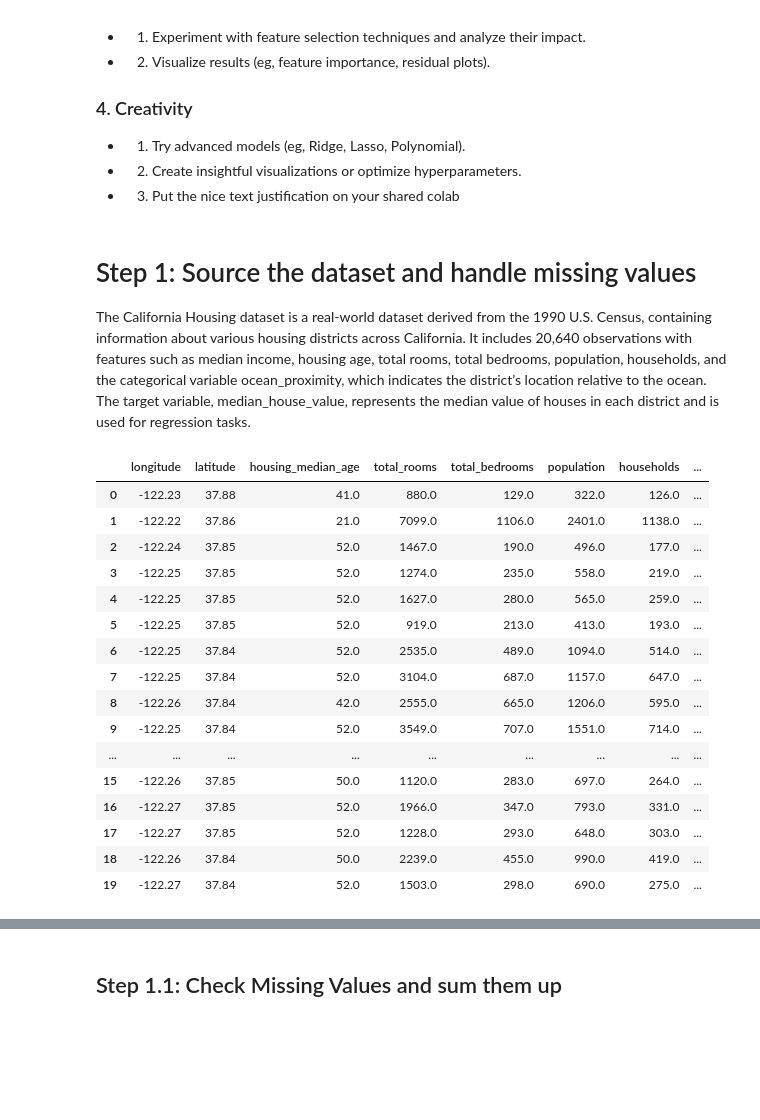
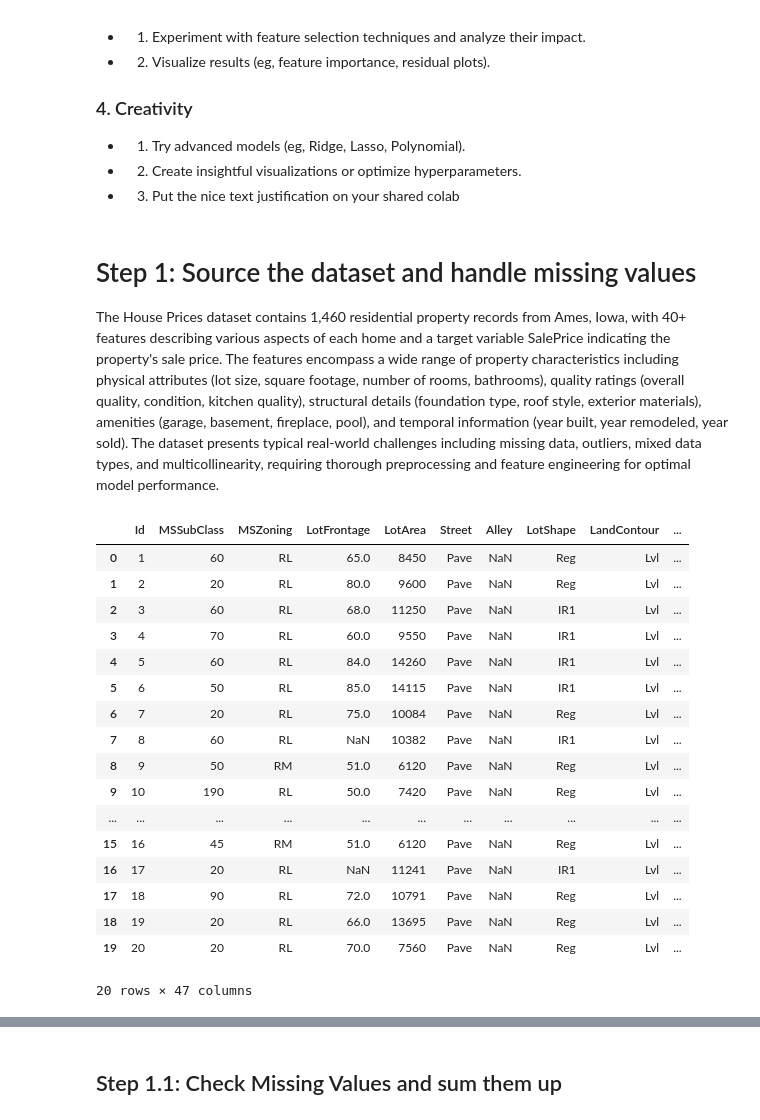
Before and after one commit to AnushkaSDBI/Chapter_2_GroupExercise2_Regression_Analysis, a Jupyter notebook: Jupyter Notebook/Chapter_2_Group_Exercise_2_Regression_Analysis_and_Feature_Selection.ipynb, the cells around one changed output, grey strips where cells are left out. Drawn from its saved outputs; the diff is of its cells as text; code cells hidden in the pictures; blank space fills up the shorter version.

Commit message:
Regression analysis with new dataset

```diff
--- a/Jupyter Notebook/Chapter_2_Group_Exercise_2_Regression_Analysis_and_Feature_Selection.ipynb
+++ b/Jupyter Notebook/Chapter_2_Group_Exercise_2_Regression_Analysis_and_Feature_Selection.ipynb
@@ -29,27 +29,29 @@ Perform regression analysis on a dataset with over 1000 data points and at least
 - 3. Put the nice text justification on your shared colab
 # %% [markdown]
 # Step 1: Source the dataset and handle missing values
-The California Housing dataset is a real-world dataset derived from the 1990 U.S. Census, containing information about various housing districts across California. It includes 20,640 observations with features such as median income, housing age, total rooms, total bedrooms, population, households, and the categorical variable ocean_proximity, which indicates the district’s location relative to the ocean. The target variable, median_house_value, represents the median value of houses in each district and is used for regression tasks.
+The House Prices dataset contains 1,460 residential property records from Ames, Iowa, with 40+ features describing various aspects of each home and a target variable SalePrice indicating the property's sale price. The features encompass a wide range of property characteristics including physical attributes (lot size, square footage, number of rooms, bathrooms), quality ratings (overall quality, condition, kitchen quality), structural details (foundation type, roof style, exterior materials), amenities (garage, basement, fireplace, pool), and temporal information (year built, year remodeled, year sold).
+The dataset presents typical real-world challenges including missing data, outliers, mixed data types, and multicollinearity, requiring thorough preprocessing and feature engineering for optimal model performance.
 # %%
 import pandas as pd
 
-cal_data = pd.read_csv("../Dataset/housing.csv")
-cal_data.head(20)
+df = pd.read_excel("../Dataset/housing-prices.xlsx")
+df.head(20)
 # %% [output]
-|  | longitude | latitude | housing_median_age | total_rooms | total_bedrooms | population | households | ... |
-| 0 | -122.23 | 37.88 | 41.0 | 880.0 | 129.0 | 322.0 | 126.0 | ... |
-| 1 | -122.22 | 37.86 | 21.0 | 7099.0 | 1106.0 | 2401.0 | 1138.0 | ... |
-| 2 | -122.24 | 37.85 | 52.0 | 1467.0 | 190.0 | 496.0 | 177.0 | ... |
-| 3 | -122.25 | 37.85 | 52.0 | 1274.0 | 235.0 | 558.0 | 219.0 | ... |
-| 4 | -122.25 | 37.85 | 52.0 | 1627.0 | 280.0 | 565.0 | 259.0 | ... |
-| 5 | -122.25 | 37.85 | 52.0 | 919.0 | 213.0 | 413.0 | 193.0 | ... |
-| 6 | -122.25 | 37.84 | 52.0 | 2535.0 | 489.0 | 1094.0 | 514.0 | ... |
-| 7 | -122.25 | 37.84 | 52.0 | 3104.0 | 687.0 | 1157.0 | 647.0 | ... |
-| 8 | -122.26 | 37.84 | 42.0 | 2555.0 | 665.0 | 1206.0 | 595.0 | ... |
-| 9 | -122.25 | 37.84 | 52.0 | 3549.0 | 707.0 | 1551.0 | 714.0 | ... |
-| ... | ... | ... | ... | ... | ... | ... | ... | ... |
-| 15 | -122.26 | 37.85 | 50.0 | 1120.0 | 283.0 | 697.0 | 264.0 | ... |
-| 16 | -122.27 | 37.85 | 52.0 | 1966.0 | 347.0 | 793.0 | 331.0 | ... |
-| 17 | -122.27 | 37.85 | 52.0 | 1228.0 | 293.0 | 648.0 | 303.0 | ... |
-| 18 | -122.26 | 37.84 | 50.0 | 2239.0 | 455.0 | 990.0 | 419.0 | ... |
-| 19 | -122.27 | 37.84 | 52.0 | 1503.0 | 298.0 | 690.0 | 275.0 | ... |
+|  | Id | MSSubClass | MSZoning | LotFrontage | LotArea | Street | Alley | LotShape | LandContour | ... |
+| 0 | 1 | 60 | RL | 65.0 | 8450 | Pave | NaN | Reg | Lvl | ... |
+| 1 | 2 | 20 | RL | 80.0 | 9600 | Pave | NaN | Reg | Lvl | ... |
+| 2 | 3 | 60 | RL | 68.0 | 11250 | Pave | NaN | IR1 | Lvl | ... |
+| 3 | 4 | 70 | RL | 60.0 | 9550 | Pave | NaN | IR1 | Lvl | ... |
+| 4 | 5 | 60 | RL | 84.0 | 14260 | Pave | NaN | IR1 | Lvl | ... |
+| 5 | 6 | 50 | RL | 85.0 | 14115 | Pave | NaN | IR1 | Lvl | ... |
+| 6 | 7 | 20 | RL | 75.0 | 10084 | Pave | NaN | Reg | Lvl | ... |
+| 7 | 8 | 60 | RL | NaN | 10382 | Pave | NaN | IR1 | Lvl | ... |
+| 8 | 9 | 50 | RM | 51.0 | 6120 | Pave | NaN | Reg | Lvl | ... |
+| 9 | 10 | 190 | RL | 50.0 | 7420 | Pave | NaN | Reg | Lvl | ... |
+| ... | ... | ... | ... | ... | ... | ... | ... | ... | ... | ... |
+| 15 | 16 | 45 | RM | 51.0 | 6120 | Pave | NaN | Reg | Lvl | ... |
+| 16 | 17 | 20 | RL | NaN | 11241 | Pave | NaN | IR1 | Lvl | ... |
+| 17 | 18 | 90 | RL | 72.0 | 10791 | Pave | NaN | Reg | Lvl | ... |
+| 18 | 19 | 20 | RL | 66.0 | 13695 | Pave | NaN | Reg | Lvl | ... |
+| 19 | 20 | 20 | RL | 70.0 | 7560 | Pave | NaN | Reg | Lvl | ... |
+20 rows × 47 columns
```
Also changed, not shown: parts of 26 cells of this notebook, 2 other files.
